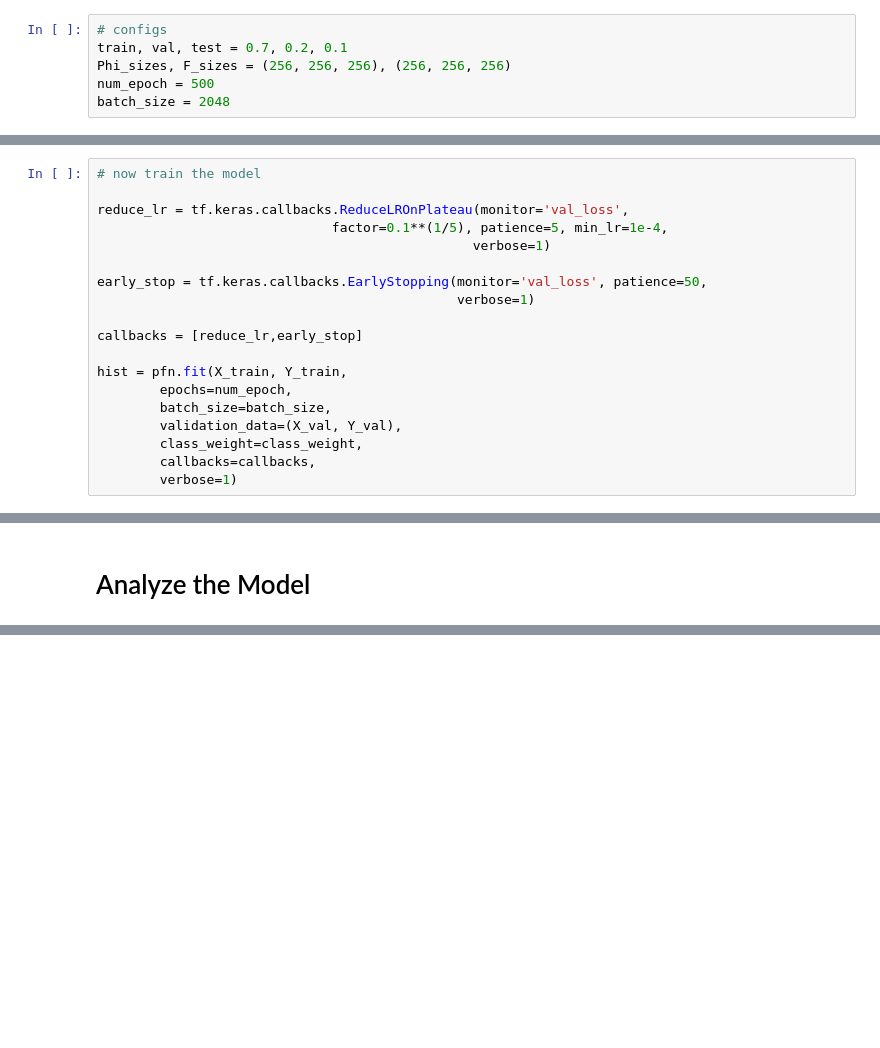
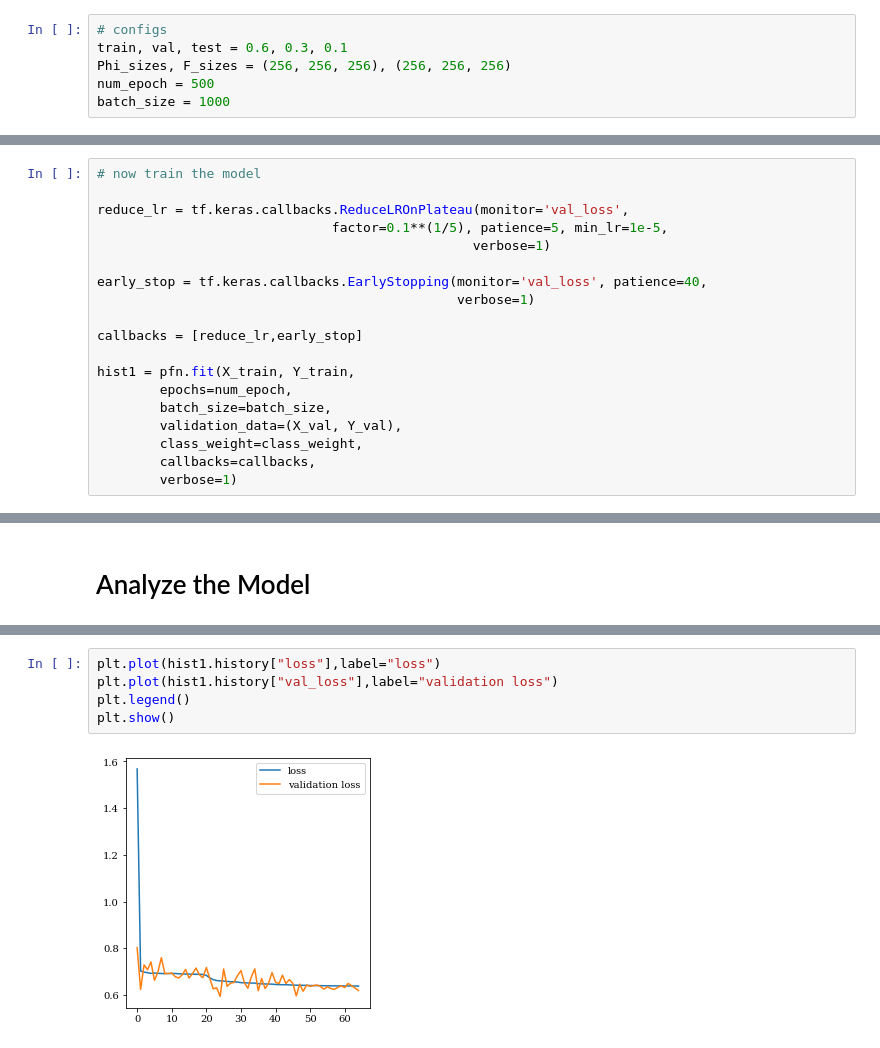
Before and after one commit to erichuangyf/copy_EMD_VAE, a Jupyter notebook: PFN/PFN_exp.ipynb, the cells around one changed output, grey strips where cells are left out. Saved outputs shown, nothing was run; the diff lists cells and outputs as text; blank space fills up the shorter version.

```diff
--- a/PFN/PFN_exp.ipynb
+++ b/PFN/PFN_exp.ipynb
@@ -33,9 +30,9 @@ The autoreload extension is already loaded. To reload it, use:
 # %%
 # configs
-train, val, test = 0.7, 0.2, 0.1
+train, val, test = 0.6, 0.3, 0.1
 Phi_sizes, F_sizes = (256, 256, 256), (256, 256, 256)
 num_epoch = 500
-batch_size = 2048
+batch_size = 1000
 # %% [markdown]
 # Load and Process Data
 # %%
@@ -140,15 +138,15 @@ ________________________________________________________________________________
 # now train the model
 
 reduce_lr = tf.keras.callbacks.ReduceLROnPlateau(monitor='val_loss',
-                              factor=0.1**(1/5), patience=5, min_lr=1e-4,
+                              factor=0.1**(1/5), patience=5, min_lr=1e-5,
                                                 verbose=1)
 
-early_stop = tf.keras.callbacks.EarlyStopping(monitor='val_loss', patience=50,
+early_stop = tf.keras.callbacks.EarlyStopping(monitor='val_loss', patience=40,
                                               verbose=1)
 
 callbacks = [reduce_lr,early_stop]
 
-hist = pfn.fit(X_train, Y_train,
+hist1 = pfn.fit(X_train, Y_train,
         epochs=num_epoch,
         batch_size=batch_size,
         validation_data=(X_val, Y_val),
@@ -219,0 +220,7 @@ plt.show()
+# %%
+plt.plot(hist1.history["loss"],label="loss")
+plt.plot(hist1.history["val_loss"],label="validation loss")
+plt.legend()
+plt.show()
+# %% [output]
+[figure, added]
```
Also changed, not shown: parts of 9 cells of this notebook.
